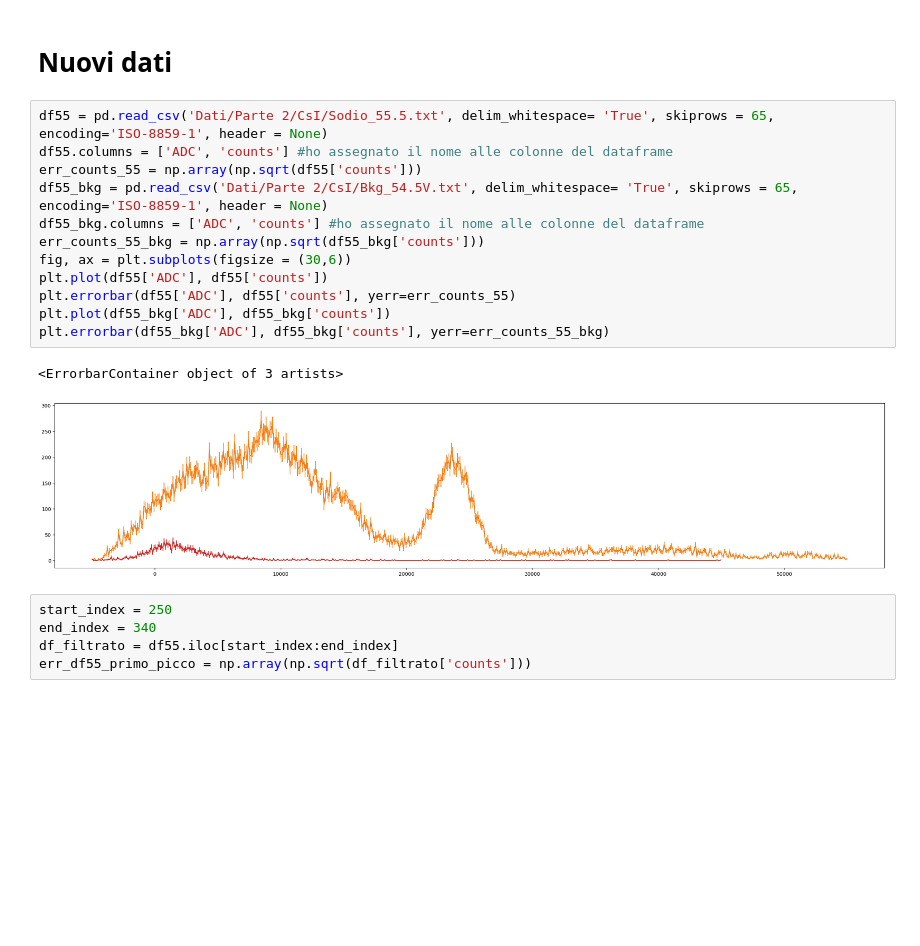
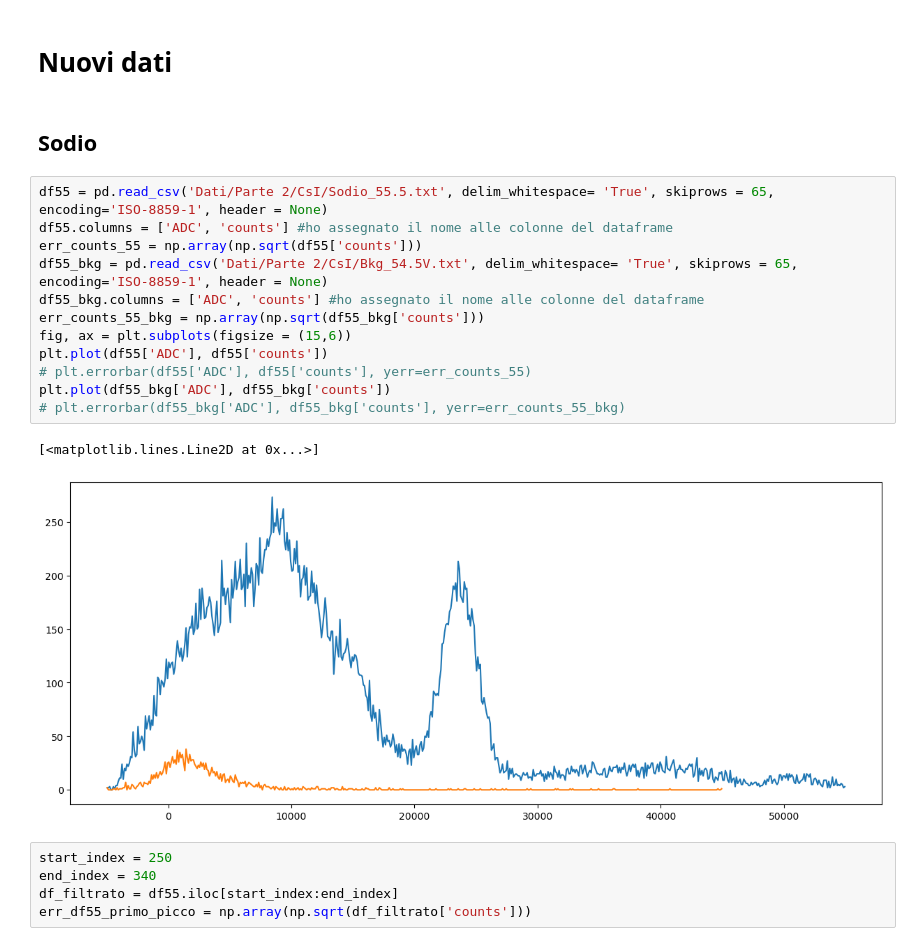
Before and after one commit to Pavar0tty/Laboratorio_SiPM, a Jupyter notebook: Analisi/Parte 2/CsI_analisi.ipynb, the cells around one changed output. Drawn from its saved outputs; the diff is of its cells as text; blank space fills up the shorter version.

```diff
--- a/Analisi/Parte 2/CsI_analisi.ipynb
+++ b/Analisi/Parte 2/CsI_analisi.ipynb
@@ -193,21 +193,23 @@ plt.errorbar(df54['ADC'], y_54_no_bkg, yerr=err_y_54, label='Data')
 [figure]
 # %% [markdown]
 # Nuovi dati
+# %% [markdown]
+## Sodio
 # %%
 df55 = pd.read_csv('Dati/Parte 2/CsI/Sodio_55.5.txt', delim_whitespace= 'True', skiprows = 65, encoding='ISO-8859-1', header = None)
 df55.columns = ['ADC', 'counts'] #ho assegnato il nome alle colonne del dataframe
 err_counts_55 = np.array(np.sqrt(df55['counts']))
 df55_bkg = pd.read_csv('Dati/Parte 2/CsI/Bkg_54.5V.txt', delim_whitespace= 'True', skiprows = 65, encoding='ISO-8859-1', header = None)
 df55_bkg.columns = ['ADC', 'counts'] #ho assegnato il nome alle colonne del dataframe
 err_counts_55_bkg = np.array(np.sqrt(df55_bkg['counts']))
-fig, ax = plt.subplots(figsize = (30,6))
+fig, ax = plt.subplots(figsize = (15,6))
 plt.plot(df55['ADC'], df55['counts'])
-plt.errorbar(df55['ADC'], df55['counts'], yerr=err_counts_55)
+# plt.errorbar(df55['ADC'], df55['counts'], yerr=err_counts_55)
 plt.plot(df55_bkg['ADC'], df55_bkg['counts'])
-plt.errorbar(df55_bkg['ADC'], df55_bkg['counts'], yerr=err_counts_55_bkg)
+# plt.errorbar(df55_bkg['ADC'], df55_bkg['counts'], yerr=err_counts_55_bkg)
 # %% [output]
-<ErrorbarContainer object of 3 artists>
+[<matplotlib.lines.Line2D at 0x...>]
-[figure, old version]
+[figure, new version]
 # %%
 start_index = 250
 end_index = 340
```
Also changed, not shown: parts of 7 cells of this notebook, 3 other files.
